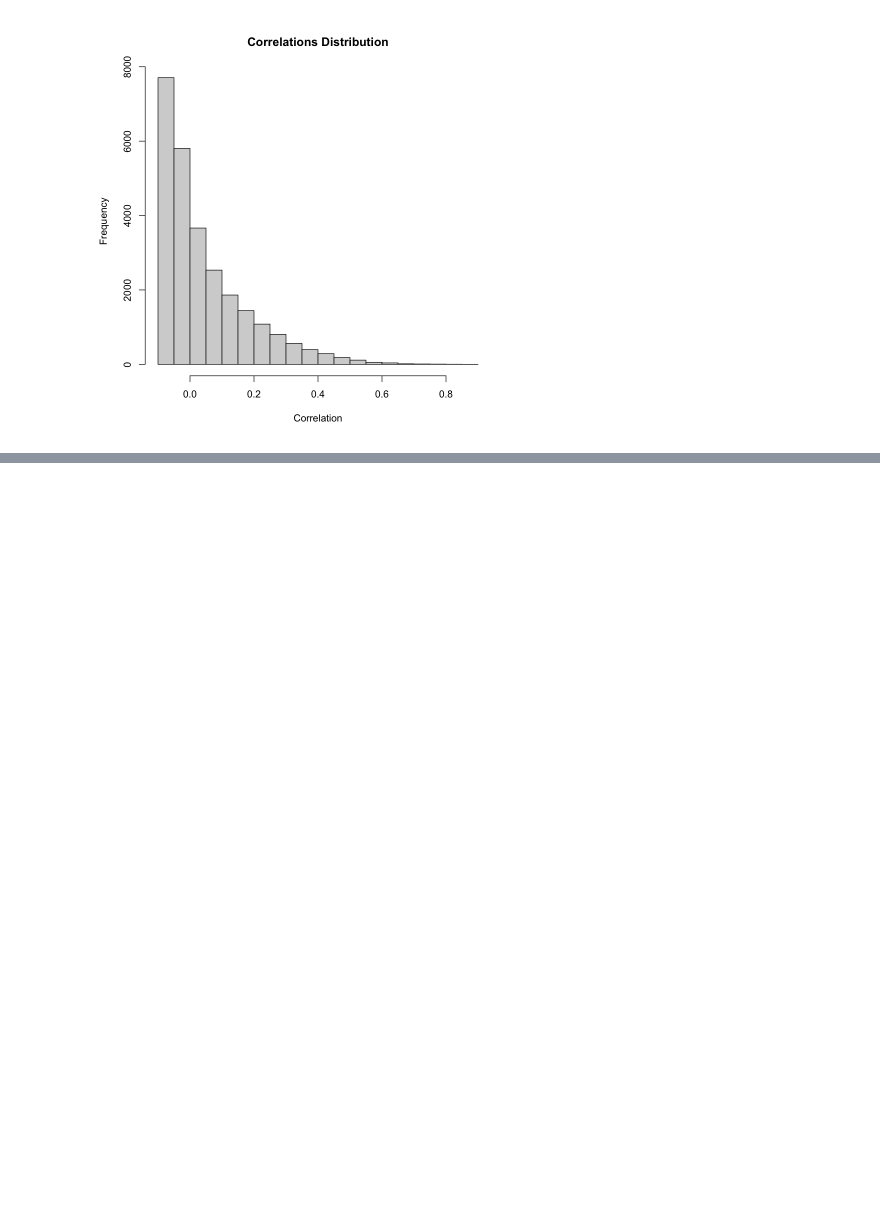
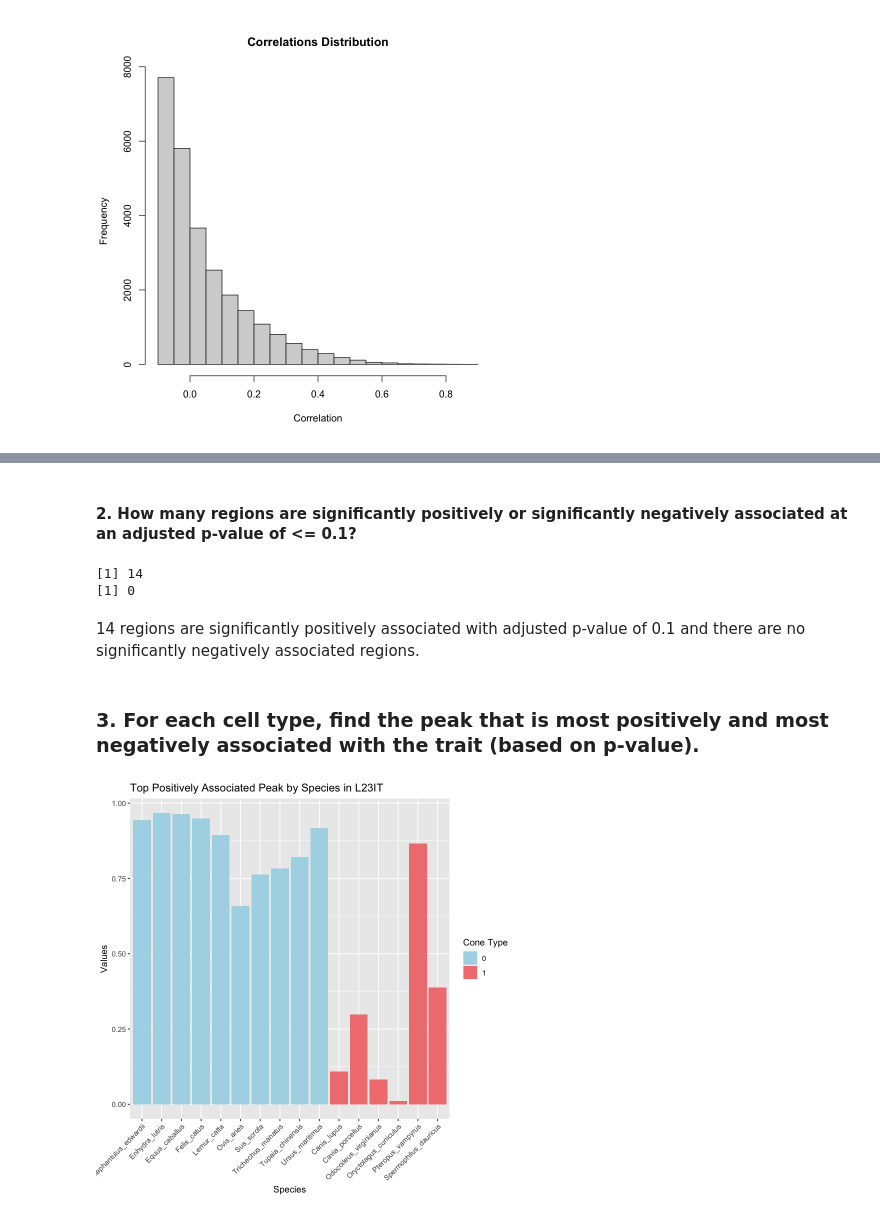
Before and after one commit to tinaryu/Genome_to_DichromaticVision, a Jupyter notebook: AnalysisCode/InitialAnalysisL23IT.ipynb, the cells around one changed output, grey strips where cells are left out. Saved outputs shown, nothing was run; the diff lists cells and outputs as text; code cells hidden in the pictures; blank space fills up the shorter version.

```diff
--- a/AnalysisCode/InitialAnalysisL23IT.ipynb
+++ b/AnalysisCode/InitialAnalysisL23IT.ipynb
@@ -180,3 +144,45 @@ peakPhyloResultsFilteredNegativeF <- peakPhyloResultsFiltered2F %>% filter(adjCo
 
 write.csv(peakPhyloResultsFilteredPositiveF, file = "Results/L23IT/PhyloResultsHg38Positive.csv",row.names = FALSE)
 write.csv(peakPhyloResultsFilteredNegativeF, file = "Results/L23IT/PhyloResultsHg38Negative.csv",row.names = FALSE)
+# %% [markdown]
+#### 2. How many regions are significantly positively or significantly negatively associated at an adjusted p-value of <= 0.1?
+# %%
+NumSignificantPos <- sum(peakPhyloResultsFilteredPositiveF$adjPvalue < 0.1)
+NumSignificantNeg <- sum(peakPhyloResultsFilteredNegativeF$adjPvalue < 0.1)
+print(NumSignificantPos)
+print(NumSignificantNeg)
+# %% [output]
+[1] 14
+[1] 0
+# %% [markdown]
+14 regions are significantly positively associated with adjusted p-value of 0.1 and there are no significantly negatively associated regions.
+# %% [markdown]
+### 3. For each cell type, find the peak that is most positively and most negatively associated with the trait (based on p-value).
+# %%
+#Get the most positively associated peak
+TopPosPeak <- peakPhyloResultsFilteredPositiveF[1,'peakId']
+TopNegPeak <- peakPhyloResultsFilteredNegativeF[1,'peakId']
+# %%
+valuesPos <- as.numeric(peakInfoSubsetF[TopPosPeak, ])  # Convert to numeric vector if needed
+
+# Create a new data frame with species, coneType, and extracted values
+data <- data.frame(
+  species = species,
+  coneType = coneType,
+  values = valuesPos
+)
+
+# Order species by coneType (0s on one side, 1s on the other)
+data <- data[order(data$coneType, data$species), ]
+
+# Plotting
+library(ggplot2)
+
+ggplot(data, aes(x = reorder(species, coneType), y = values, fill = factor(coneType))) +
+  geom_bar(stat = "identity") +
+  scale_fill_manual(values = c("0" = "lightblue", "1" = "lightcoral")) +
+  labs(x = "Species", y = "Values", fill = "Cone Type") +
+  ggtitle("Top Positively Associated Peak by Species in L23IT") +
+  theme(axis.text.x = element_text(angle = 45, hjust = 1))
+# %% [output]
+[figure, added]
```
Also changed, not shown: parts of 9 cells of this notebook, 3 other files.
